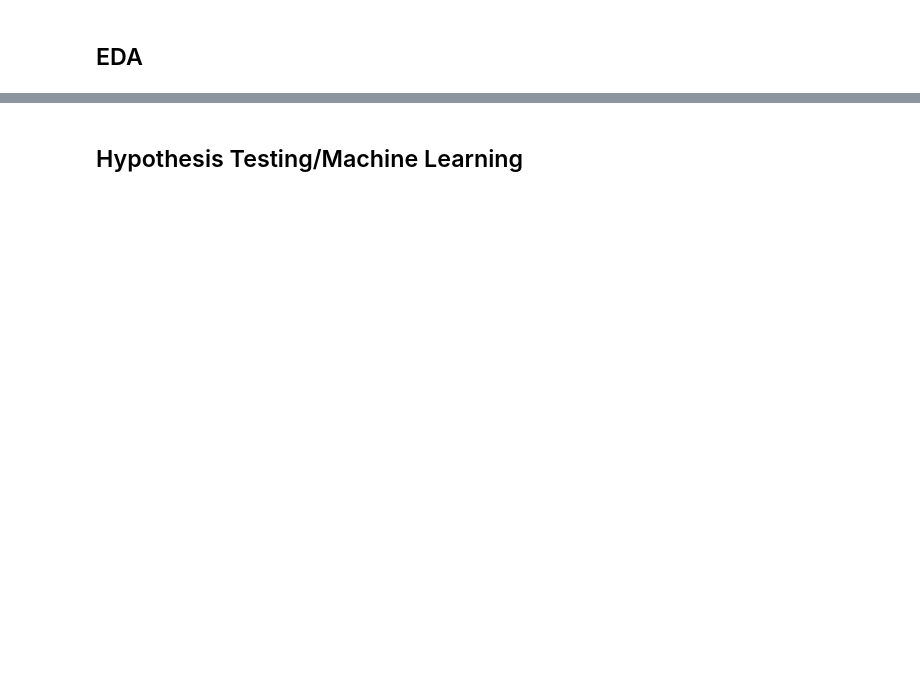
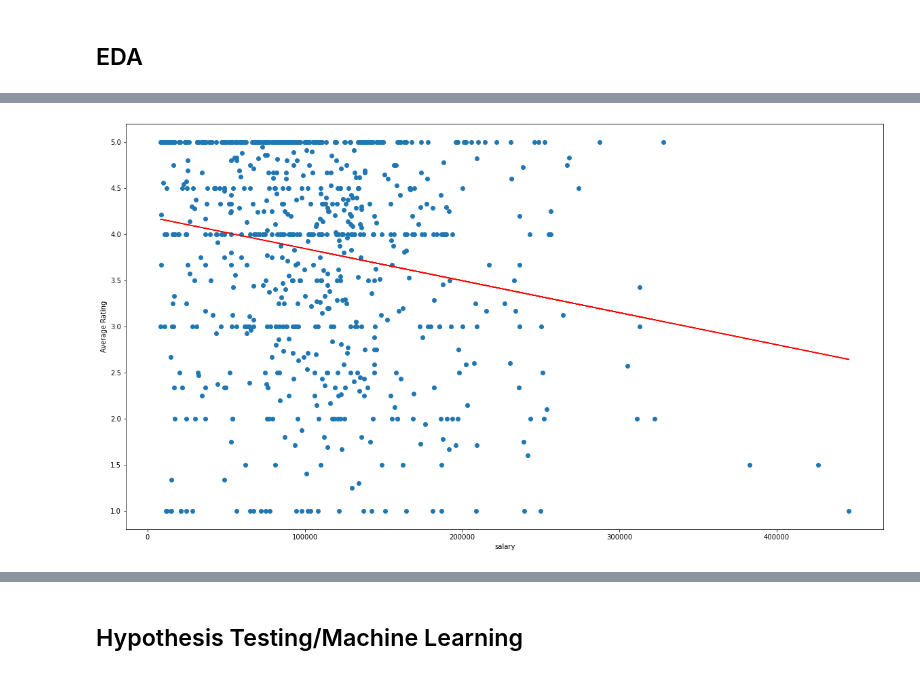
Before and after one commit to SeanHuang18/CMSC320-FINAL, a Jupyter notebook: salareis_test.ipynb, the cells around one changed output, grey strips where cells are left out. Drawn from its saved outputs; the diff is of its cells as text; code cells hidden in the pictures; blank space fills up the shorter version.

```diff
--- a/salareis_test.ipynb
+++ b/salareis_test.ipynb
@@ -224,18 +238,17 @@ plt.show()
 # %%
 prof_salary = matched_salaries.dropna(subset = ['avg_rating'])
 
 prof_salary = prof_salary[prof_salary['position'].str.contains("Professor") | prof_salary['position'].str.contains("Lecturer")]
 
+plt.figure(figsize=figsize)
 plt.scatter(prof_salary['salary'], prof_salary['avg_rating'])
 plt.xlabel('salary')
 plt.ylabel('Average Rating')
 
 m,b = np.polyfit(prof_salary['salary'], prof_salary['avg_rating'], 1)
-print(m)
-print(b)
-
 plt.plot(prof_salary['salary'], m * prof_salary['salary'] + b, color = 'red')
-
 plt.show()
+# %% [output]
+[figure, added]
 # %%
 prof_salary = matched_salaries.dropna(subset = ['avg_rating'])
```
Also changed, not shown: parts of 38 cells of this notebook.
